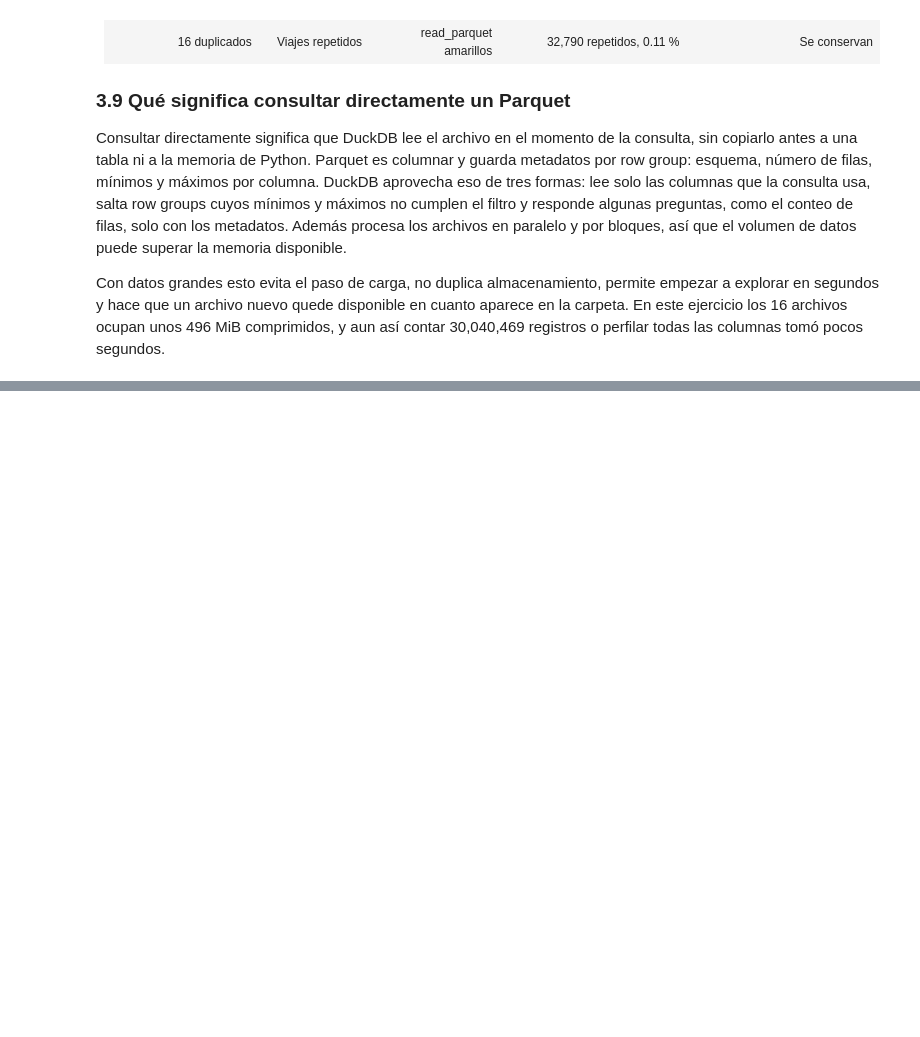
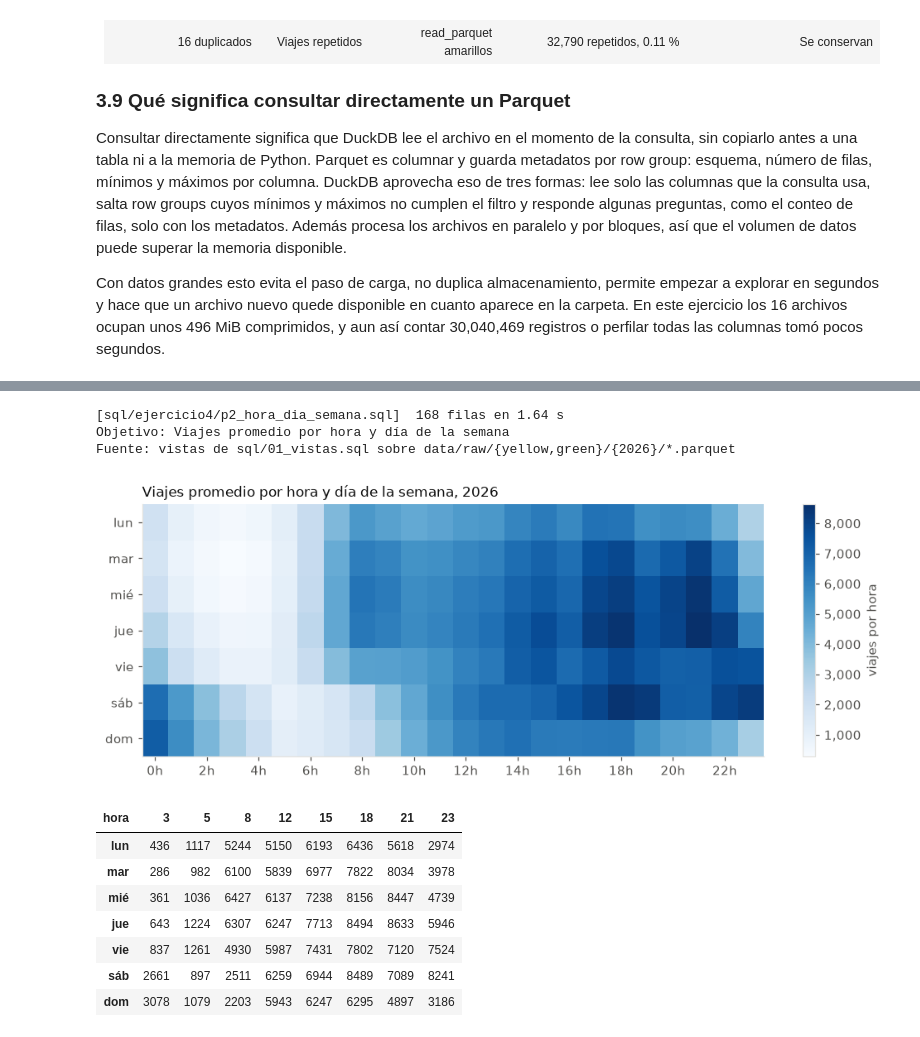
Before and after one commit to erickguerra2/duckdb, a Jupyter notebook: notebooks/Lab8_DuckDB.ipynb, the cells around one changed output, grey strips where cells are left out. Saved outputs shown, nothing was run; the diff lists cells and outputs as text; code cells hidden in the pictures; blank space fills up the shorter version.

```diff
--- a/notebooks/Lab8_DuckDB.ipynb
+++ b/notebooks/Lab8_DuckDB.ipynb
@@ -694,0 +860,32 @@ Con datos grandes esto evita el paso de carga, no duplica almacenamiento, permit
+# %%
+semana = consulta("ejercicio4/p2_hora_dia_semana", "Viajes promedio por hora y día de la semana", """
+    SELECT isodow(pickup) AS dia, hour(pickup) AS hora,
+           count(*) / count(DISTINCT pickup::DATE) AS viajes_por_dia
+    FROM viajes_limpios
+    GROUP BY ALL
+""", mostrar=False)
+matriz = semana.pivot(index="dia", columns="hora", values="viajes_por_dia")
+dias = ["lun", "mar", "mié", "jue", "vie", "sáb", "dom"]
+
+fig, eje = plt.subplots(figsize=(11, 3.6))
+im = eje.imshow(matriz.values, aspect="auto", cmap="Blues")
+eje.set_yticks(range(7), dias)
+eje.set_xticks(range(0, 24, 2), [f"{h}h" for h in range(0, 24, 2)])
+eje.grid(False)
+eje.set_title("Viajes promedio por hora y día de la semana, 2026", loc="left")
+fig.colorbar(im, ax=eje, format=miles, label="viajes por hora")
+guardar(fig, "ej4_p2_mapa_calor")
+display(matriz.round(0).astype(int).loc[:, [3, 5, 8, 12, 15, 18, 21, 23]].set_axis(dias))
+# %% [output]
+[sql/ejercicio4/p2_hora_dia_semana.sql]  168 filas en 1.64 s
+Objetivo: Viajes promedio por hora y día de la semana
+Fuente: vistas de sql/01_vistas.sql sobre data/raw/{yellow,green}/{2026}/*.parquet
+[figure, added]
+| hora | 3 | 5 | 8 | 12 | 15 | 18 | 21 | 23 |
+| lun | 436 | 1117 | 5244 | 5150 | 6193 | 6436 | 5618 | 2974 |
+| mar | 286 | 982 | 6100 | 5839 | 6977 | 7822 | 8034 | 3978 |
+| mié | 361 | 1036 | 6427 | 6137 | 7238 | 8156 | 8447 | 4739 |
+| jue | 643 | 1224 | 6307 | 6247 | 7713 | 8494 | 8633 | 5946 |
+| vie | 837 | 1261 | 4930 | 5987 | 7431 | 7802 | 7120 | 7524 |
+| sáb | 2661 | 897 | 2511 | 6259 | 6944 | 8489 | 7089 | 8241 |
+| dom | 3078 | 1079 | 2203 | 5943 | 6247 | 6295 | 4897 | 3186 |
```
Also changed, not shown: parts of 27 cells of this notebook, 23 other files.
